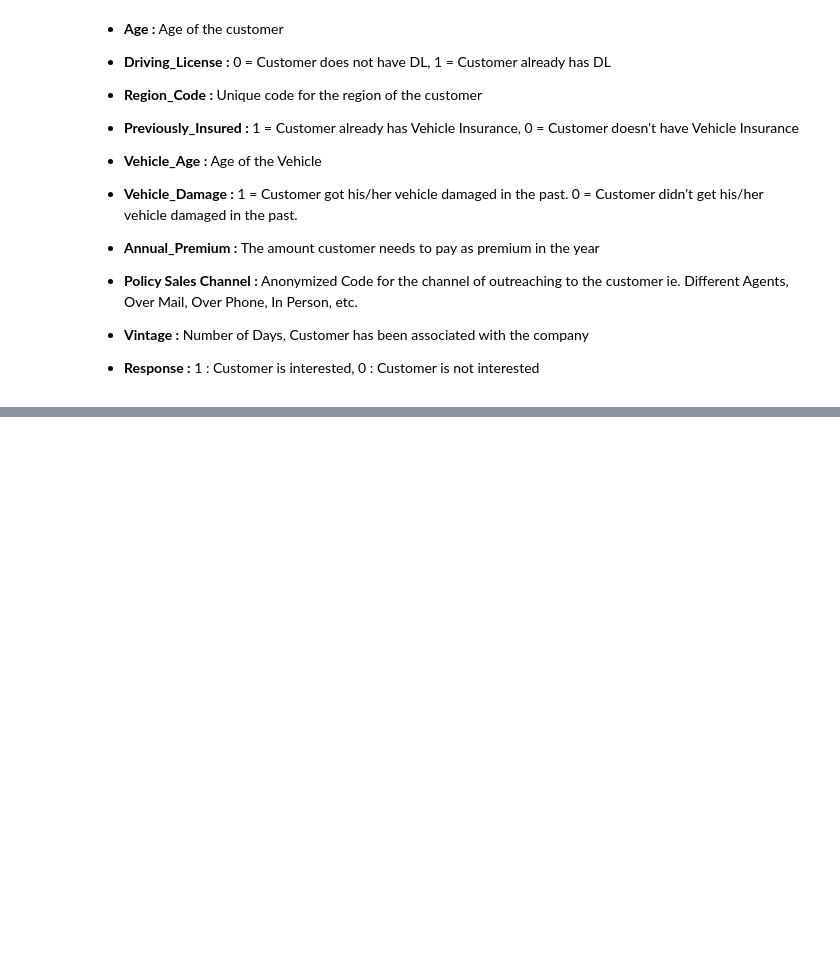
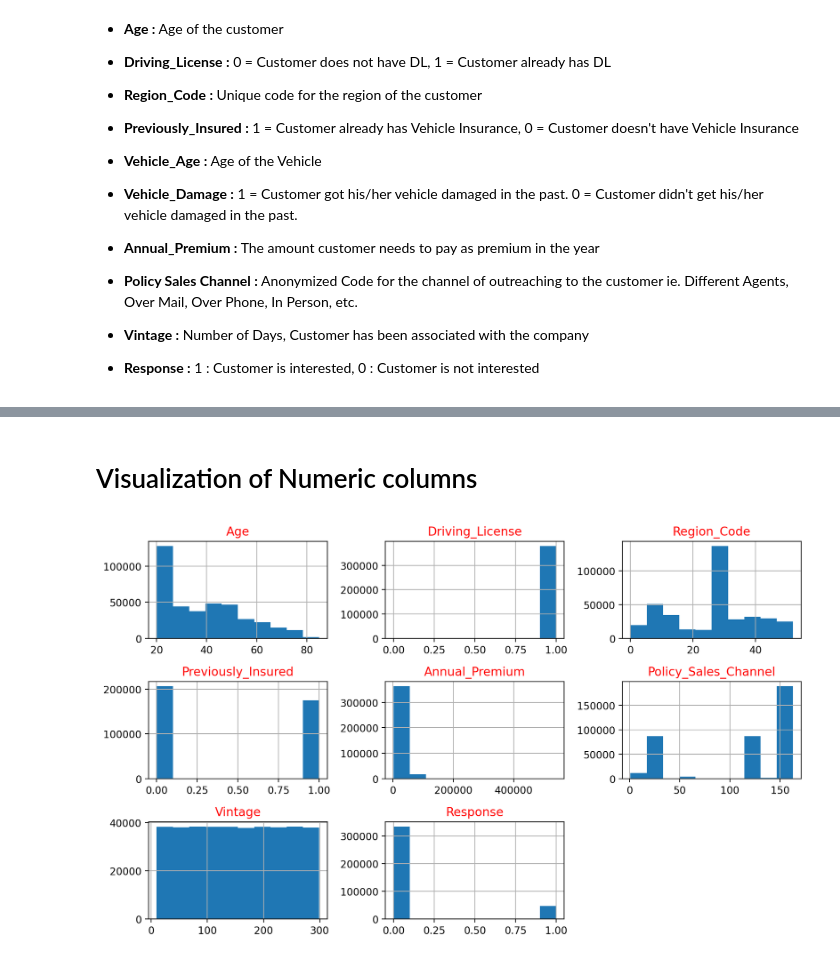
Before and after one commit to rajkumarpec/Supervised-Learning-Classification-, a Jupyter notebook: Health_insurance.ipynb, the cells around one changed output, grey strips where cells are left out. Drawn from its saved outputs; the diff is of its cells as text; code cells hidden in the pictures; blank space fills up the shorter version.

```diff
--- a/Health_insurance.ipynb
+++ b/Health_insurance.ipynb
@@ -48,4 +67,4 @@ import seaborn as sns
 ### Dataset Loading
 # %%
 # Read dataset
-df=pd.read_csv('/content/drive/MyDrive/Capstone Projects/3-Supervised ML-Classification/10-Health insurance cross sell prediction/TRAIN-HEALTH INSURANCE CROSS SELL PREDICTION.csv')
+df=pd.read_csv('/content/drive/MyDrive/AlmaBetter/Capstone Projects/3-Supervised ML-Classification/10-Health insurance cross sell prediction/data.csv')
@@ -371,0 +223,3 @@ plot_num('Age')
+# %%
+# drop Id columns
+df.drop('id',inplace=True,axis=1)
@@ -371,0 +228,8 @@ plot_num('Age')
+# %%
+# make a function to extract categorical and numerical columns
+def extract_cat_num(df):
+  cat_col=[col for col in df.columns if df[col].dtype=='object']
+  num_col=[col for col in df.columns if df[col].dtype!='object']
+  return cat_col,num_col
+# %%
+cat_col,num_col=extract_cat_num(df)
@@ -371,0 +267,12 @@ plot_num('Age')
+# %% [markdown]
+# Visualization of Numeric columns
+# %%
+plt.figure(figsize=(10,6),dpi=200)
+
+for i,feature in enumerate(num_col):
+  plt.subplot(3,3,i+1)
+  df[feature].hist()
+  plt.title(feature, fontsize=12,color='red')
+  plt.tight_layout()
+# %% [output]
+[figure, added]
```
Also changed, not shown: parts of 250 cells of this notebook.
